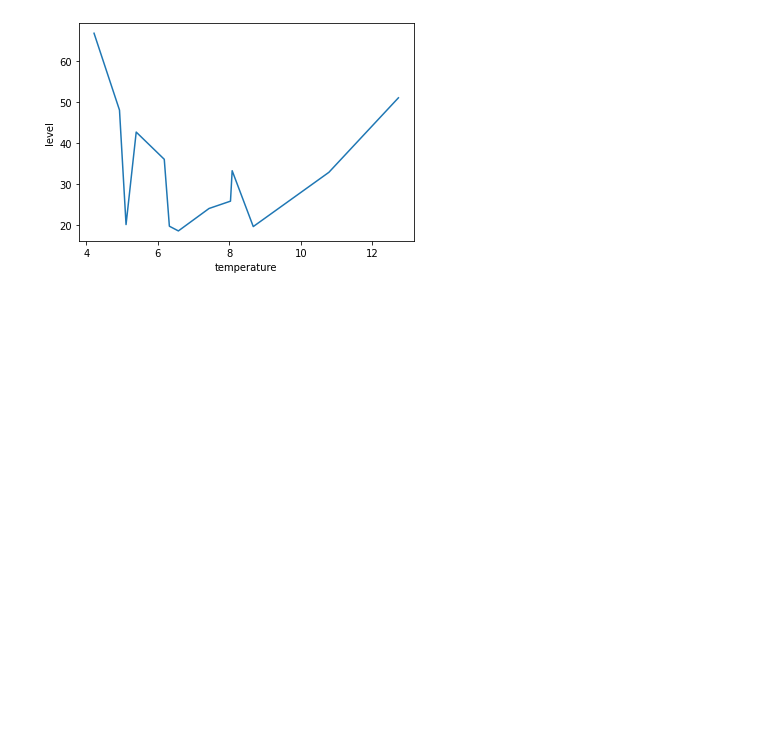
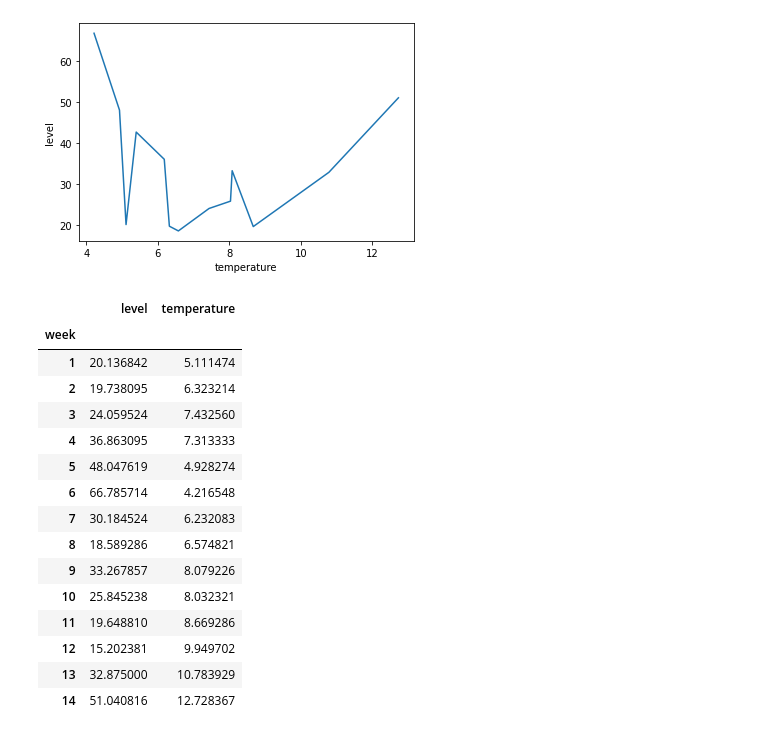
Before and after one commit to GrandeVx/Synapse, a Jupyter notebook: simulation/result.ipynb, the cells around one changed output. Saved outputs shown, nothing was run; the diff lists cells and outputs as text; code cells hidden in the pictures; blank space fills up the shorter version.

```diff
--- a/simulation/result.ipynb
+++ b/simulation/result.ipynb
@@ -88,3 +88,22 @@ sns.lineplot(data=andamento_settimanale_recuperato,x="temperature",y="level")
 # %% [output]
 <AxesSubplot:xlabel='temperature', ylabel='level'>
 [figure]
+# %%
+andamento_settimanale
+# %% [output]
+|  | level | temperature |
+| week |  |  |
+| 1 | 20.136842 | 5.111474 |
+| 2 | 19.738095 | 6.323214 |
+| 3 | 24.059524 | 7.432560 |
+| 4 | 36.863095 | 7.313333 |
+| 5 | 48.047619 | 4.928274 |
+| 6 | 66.785714 | 4.216548 |
+| 7 | 30.184524 | 6.232083 |
+| 8 | 18.589286 | 6.574821 |
+| 9 | 33.267857 | 8.079226 |
+| 10 | 25.845238 | 8.032321 |
+| 11 | 19.648810 | 8.669286 |
+| 12 | 15.202381 | 9.949702 |
+| 13 | 32.875000 | 10.783929 |
+| 14 | 51.040816 | 12.728367 |
```
